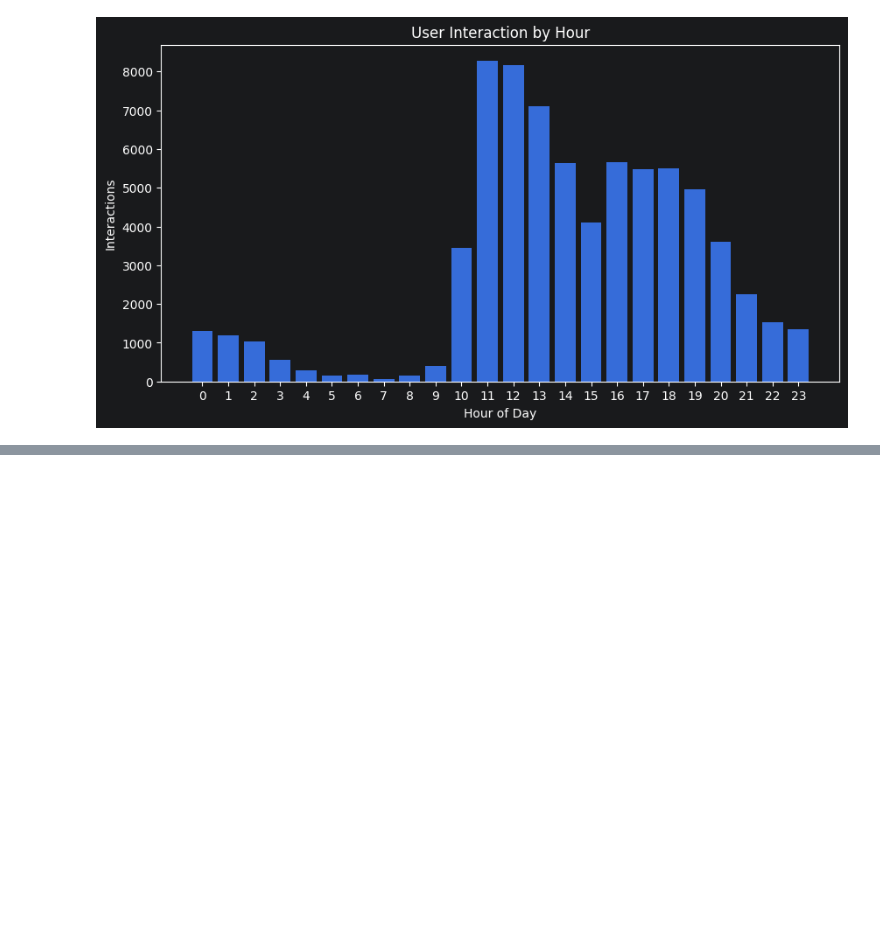
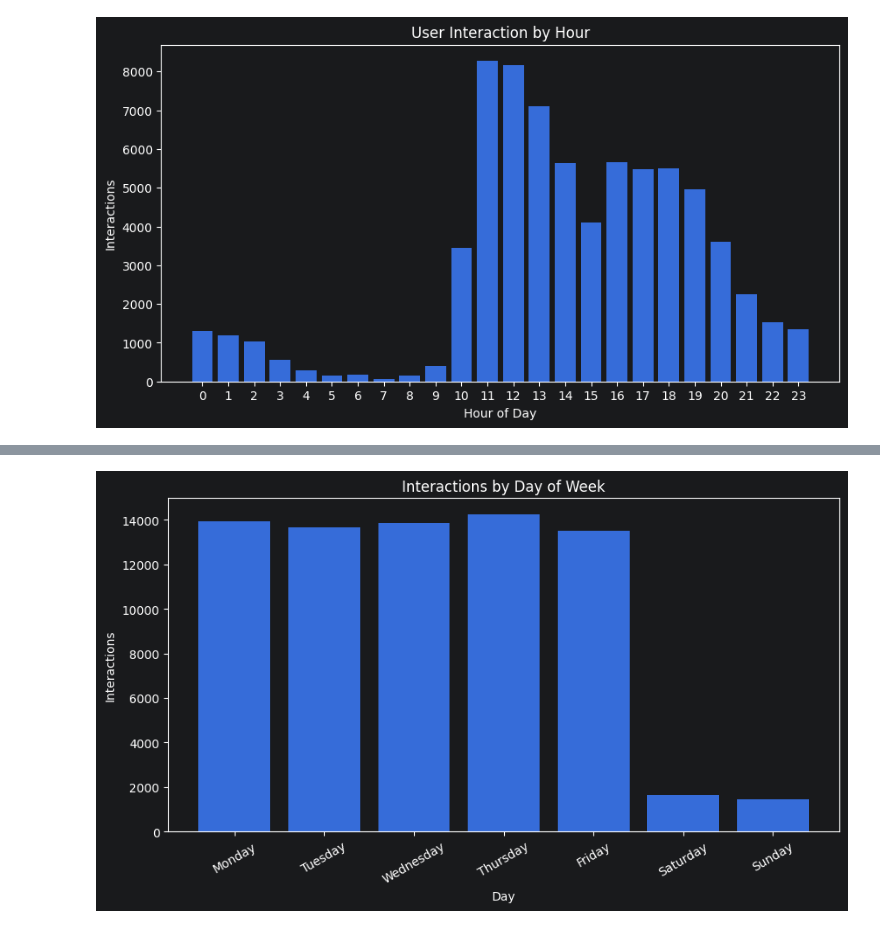
Before and after one commit to PhysicalAIEngineer/iPrint-News-Recommendation-Ranking-System, a Jupyter notebook: Notebook/EDA & Data Preparation.ipynb, the cells around one changed output, grey strips where cells are left out. Saved outputs shown, nothing was run; the diff lists cells and outputs as text; code cells hidden in the pictures; blank space fills up the shorter version.

```diff
--- a/Notebook/EDA & Data Preparation.ipynb
+++ b/Notebook/EDA & Data Preparation.ipynb
@@ -306,0 +377,13 @@ plt.show()
+# %%
+consumer["day_of_week"] = (consumer["event_datetime"].dt.day_name())
+weekday_order = ["Monday","Tuesday","Wednesday","Thursday","Friday","Saturday","Sunday"]
+weekday_stats = (consumer["day_of_week"].value_counts().reindex(weekday_order))
+plt.figure(figsize=(10, 5))
+plt.bar(weekday_stats.index,weekday_stats.values)
+plt.xticks(rotation=30)
+plt.xlabel("Day")
+plt.ylabel("Interactions")
+plt.title("Interactions by Day of Week")
+plt.show()
+# %% [output]
+[figure, added]
```
Also changed, not shown: parts of 101 cells of this notebook, 13 other files.
